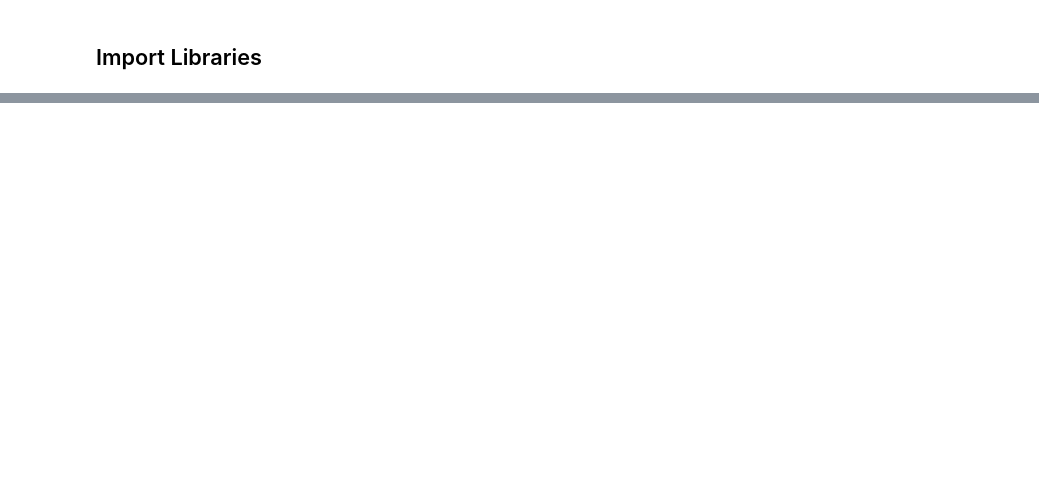
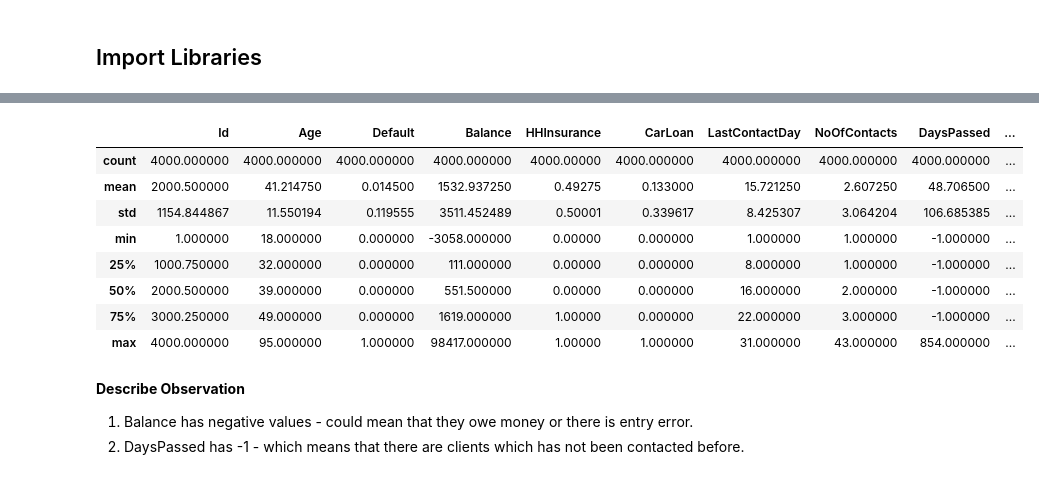
Before and after one commit to mohamed-ahshik/machine_learning, a Jupyter notebook: car_insurance_cold_call_end_to_end/eda.ipynb, the cells around one changed output, grey strips where cells are left out. Cells and saved outputs as stored; diff of their text form; code cells hidden in the pictures; blank space fills up the shorter version.

```diff
--- a/car_insurance_cold_call_end_to_end/eda.ipynb
+++ b/car_insurance_cold_call_end_to_end/eda.ipynb
@@ -18,0 +171,17 @@ data.head()
+# %%
+#check the dataframe basic numerical statistics
+call_insurance_df.describe()
+# %% [output]
+|  | Id | Age | Default | Balance | HHInsurance | CarLoan | LastContactDay | NoOfContacts | DaysPassed | ... |
+| count | 4000.000000 | 4000.000000 | 4000.000000 | 4000.000000 | 4000.00000 | 4000.000000 | 4000.000000 | 4000.000000 | 4000.000000 | ... |
+| mean | 2000.500000 | 41.214750 | 0.014500 | 1532.937250 | 0.49275 | 0.133000 | 15.721250 | 2.607250 | 48.706500 | ... |
+| std | 1154.844867 | 11.550194 | 0.119555 | 3511.452489 | 0.50001 | 0.339617 | 8.425307 | 3.064204 | 106.685385 | ... |
+| min | 1.000000 | 18.000000 | 0.000000 | -3058.000000 | 0.00000 | 0.000000 | 1.000000 | 1.000000 | -1.000000 | ... |
+| 25% | 1000.750000 | 32.000000 | 0.000000 | 111.000000 | 0.00000 | 0.000000 | 8.000000 | 1.000000 | -1.000000 | ... |
+| 50% | 2000.500000 | 39.000000 | 0.000000 | 551.500000 | 0.00000 | 0.000000 | 16.000000 | 2.000000 | -1.000000 | ... |
+| 75% | 3000.250000 | 49.000000 | 0.000000 | 1619.000000 | 1.00000 | 0.000000 | 22.000000 | 3.000000 | -1.000000 | ... |
+| max | 4000.000000 | 95.000000 | 1.000000 | 98417.000000 | 1.00000 | 1.000000 | 31.000000 | 43.000000 | 854.000000 | ... |
+# %% [markdown]
+**Describe Observation**
+1. Balance has negative values - could mean that they owe money or there is entry error.
+2. DaysPassed has -1 - which means that there are clients which has not been contacted before.
```
Also changed, not shown: parts of 32 cells of this notebook, 1 other file.
